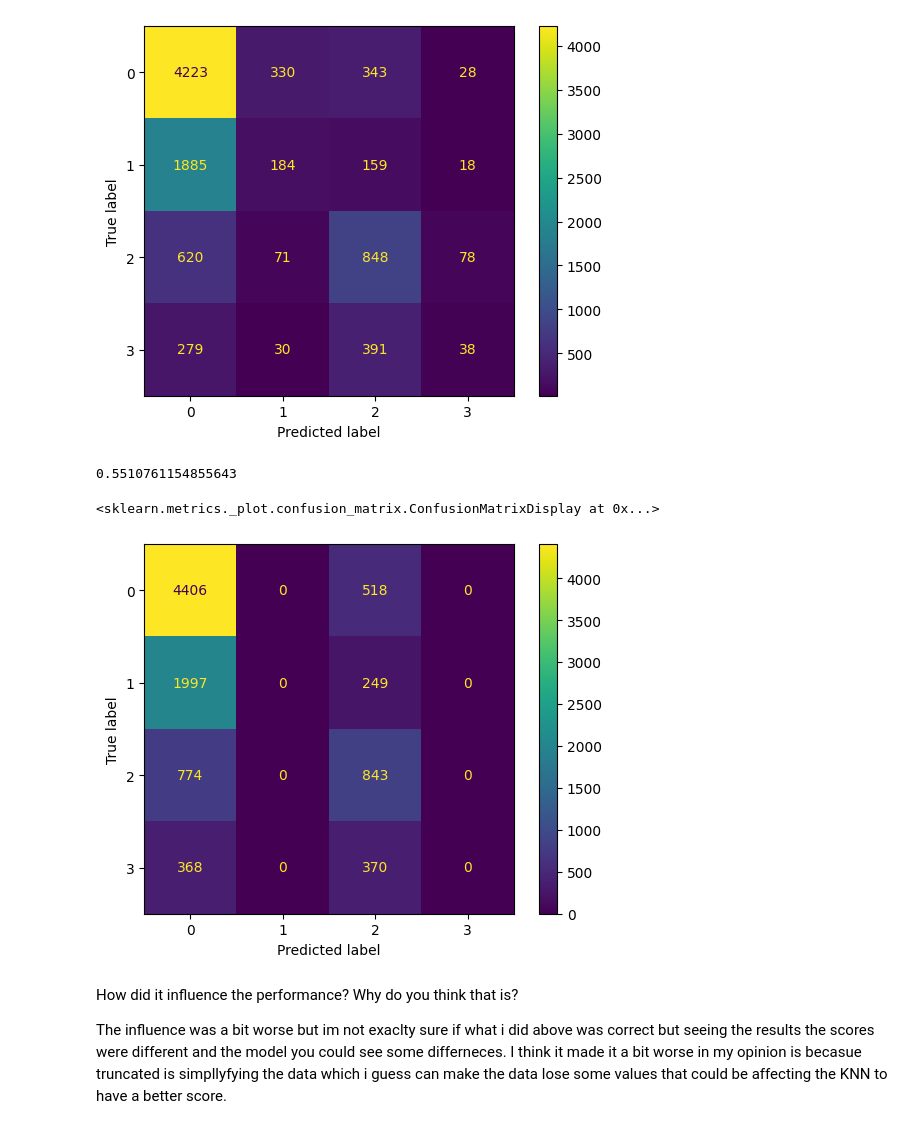
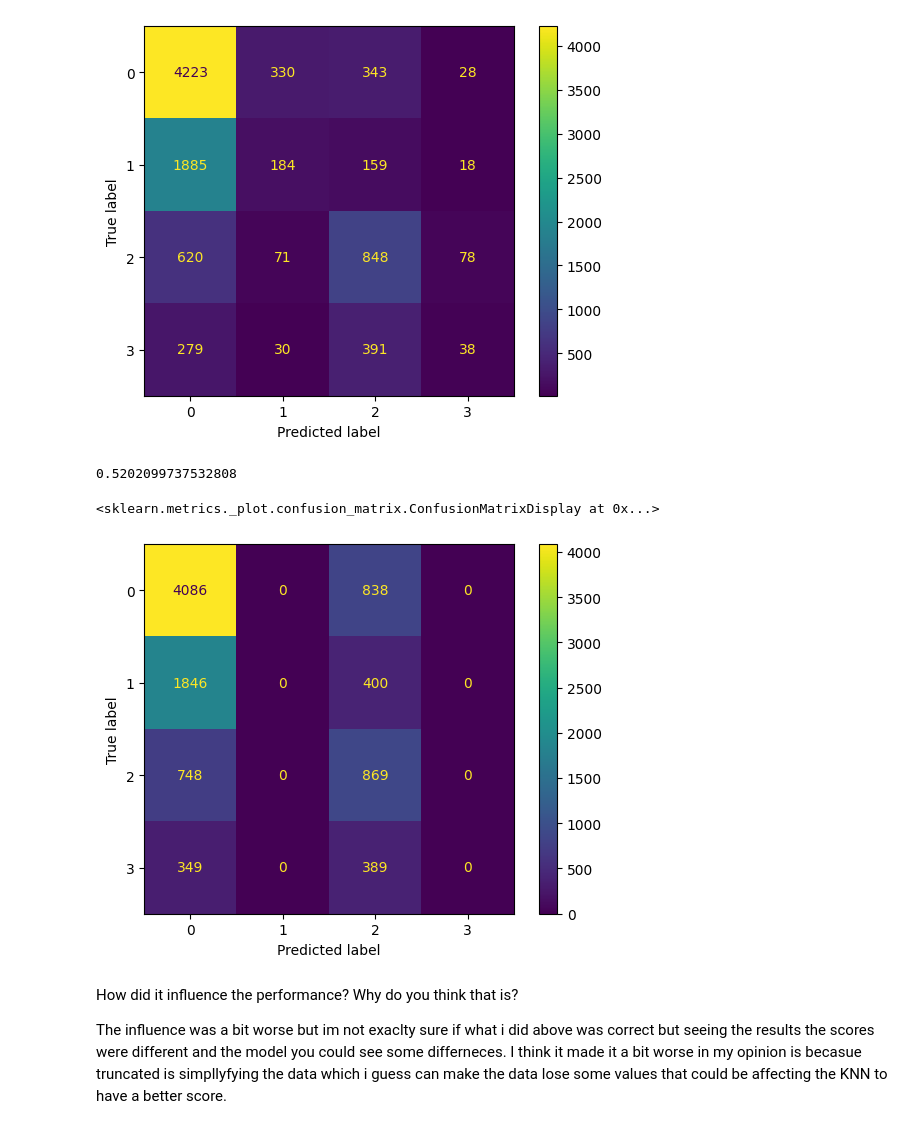
Before and after one commit to ec3145/esme_CSCI_1070, a Jupyter notebook: Quiz 10.ipynb, the cells around one changed output. Drawn from its saved outputs; the diff is of its cells as text; code cells hidden in the pictures.

```diff
--- a/Quiz 10.ipynb
+++ b/Quiz 10.ipynb
@@ -94,23 +102,24 @@ ConfusionMatrixDisplay.from_predictions(y_test, y_pred)
 <sklearn.metrics._plot.confusion_matrix.ConfusionMatrixDisplay at 0x...>
 [figure]
 # %%
-from sklearn.decomposition import TruncatedSVD
+from sklearn.decomposition import PCA
+from sklearn.linear_model import LogisticRegression
 
-svd = TruncatedSVD(n_components=6)
-X_train_svd = svd.fit_transform(X_train)
-X_test_svd = svd.fit_transform(X_test)
+pca = PCA(n_components=6)
+X_train_pca = pca.fit_transform(X_train)
+X_test_pca = pca.fit_transform(X_test)
 
-model = LogisticRegression(random_state=42).fit(X_train_svd, y_train)
+model = LogisticRegression(random_state=42).fit(X_train_pca, y_train)
 
-model.score(X_test_svd, y_test)
+model.score(X_test_pca, y_test)
 # %% [output]
-0.5510761154855643
+0.5202099737532808
 # %%
 from sklearn.metrics import ConfusionMatrixDisplay
-ConfusionMatrixDisplay.from_estimator(model, X_test_svd, y_test)
+ConfusionMatrixDisplay.from_estimator(model, X_test_pca, y_test)
 # %% [output]
 <sklearn.metrics._plot.confusion_matrix.ConfusionMatrixDisplay at 0x...>
-[figure, old version]
+[figure, new version]
 # %% [markdown]
 How did it influence the performance? Why do you think that is?
 
```
Also changed, not shown: parts of 1 cell of this notebook.
